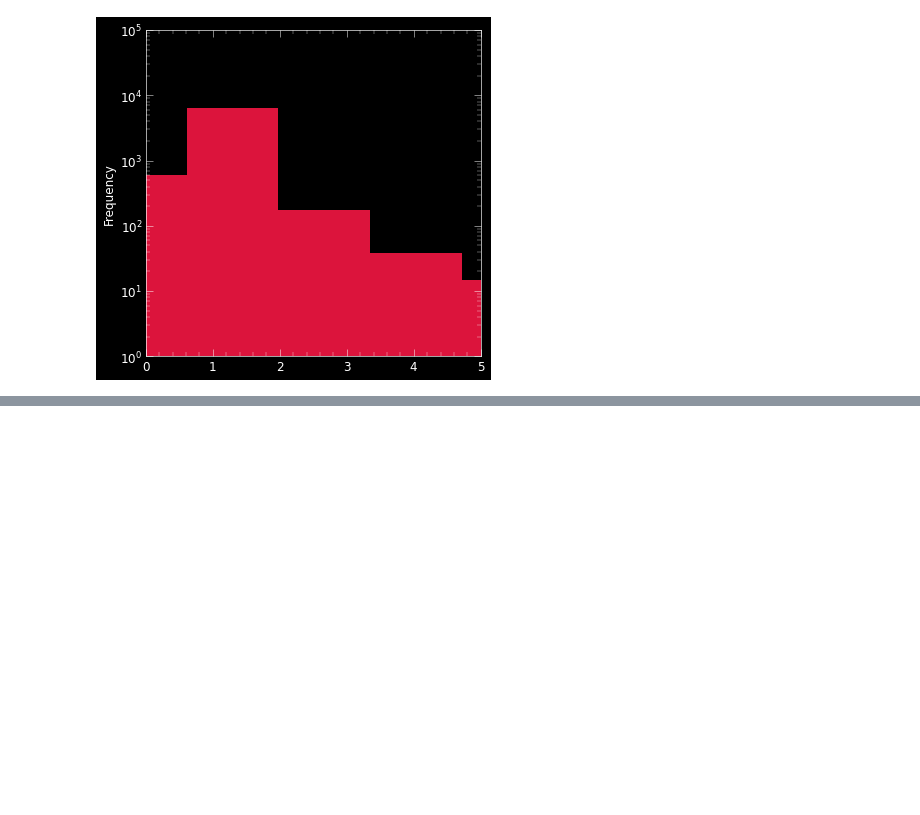
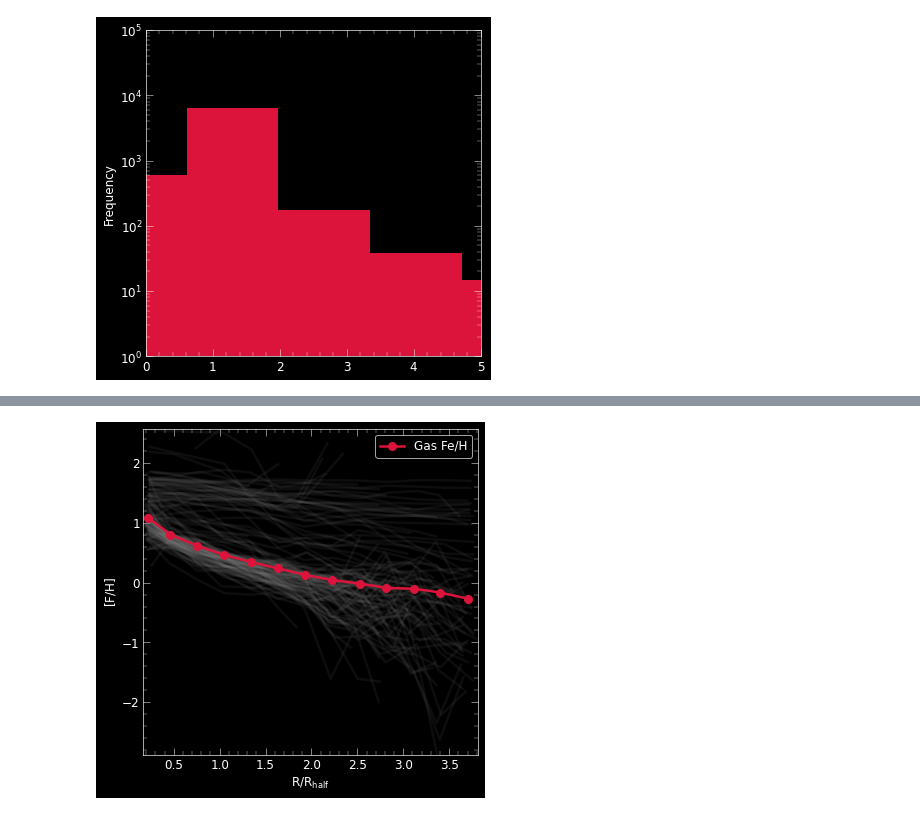
Before and after one commit to ansingh16/hr5_metallicity, a Jupyter notebook: Code/Analysis.ipynb, the cells around one changed output, grey strips where cells are left out. Drawn from its saved outputs; the diff is of its cells as text; code cells hidden in the pictures; blank space fills up the shorter version.

```diff
--- a/Code/Analysis.ipynb
+++ b/Code/Analysis.ipynb
@@ -498,0 +544,86 @@ morpho
+# %%
+import pandas as pd
+import numpy as np
+import matplotlib.pyplot as plt
+
+plt.style.use('../paper_style.mplstyle')
+
+
+
+# Function to pad lists to the same length
+def pad_list(series):
+    max_len = max(len(x) for x in series)
+    return np.array([np.pad(x, (0, max_len - len(x)), 'constant', constant_values=np.nan) for x in series])
+
+# Compute the element-wise median with padding
+def median_list_column(series):
+    padded_array = pad_list(series)
+    return np.nanmedian(padded_array, axis=0)
+
+
+# import the modules
+import HR5_cluster as hr5
+import numpy as np
+import matplotlib.pyplot as plt
+import pandas as pd
+from scipy import stats
+import tqdm
+
+plt.style.use('../paper_style.mplstyle')
+
+
+# get only elliptical galaxies
+
+morpho = pd.read_csv('../Data/morphology.csv')
+
+e_galaxies = morpho[morpho['sersicn']>2.5]
+
+# clusid = 1664541
+snapshot = 296
+
+
+fig,ax = plt.subplots(1,1,figsize=(6,6),sharex=True)
+ax.set_xlabel(r'$\mathrm{R/R_{\mathrm{half}}}$')
+ax.set_ylabel(r'$\mathrm{[F/H]}$')
+
+# store all R_s,Z_s,slope_s,std_e_s in a dataframe
+
+df_feh = pd.DataFrame(columns=['ID','R_s','feh','slope_feh','std_e_feh'])
+
+for galid,clusid in tqdm.tqdm(zip(e_galaxies.ID,e_galaxies.clusID),total=e_galaxies.shape[0]):
+
+    # print(galid in clus.get_galids())
+    clus = hr5.Cluster(snapshot,clusid)
+    gal = clus.get_alldat_gal(galid)
+
+    if gal.gal_mgas>0:
+
+        R_g,feh,slope_feh,std_e_feh = gal.get_feh_slope(r_rhalf_max=4,r_bin_width=0.3)
+    else:
+        R_g,feh,slope_feh,std_e_feh = np.nan,np.nan,np.nan,np.nan
+
+    ax.plot(R_g,feh,color='grey',alpha=0.1)
+
+    df_feh = df_feh.append({'ID':galid,'R_g':R_g,'feh':feh,'slope_feh':slope_feh,'std_e_feh':std_e_feh},ignore_index=True)
+
+
+# Save DataFrame to JSON file
+slope_df_with_gas = df_feh[df_feh['R_g'].notna()]
+median_Rg = median_list_column(slope_df_with_gas['R_g'])
+median_feh = median_list_column(slope_df_with_gas['feh'])
+
+ # print(slope_s,slope_g)
+
+
+ax.plot(median_Rg,median_feh,marker='o',markersize=8,label='Gas Fe/H')
+
+ax.legend()
+
+fig.subplots_adjust(hspace=0)
+
+fig.savefig('../Plots/gradient_feh.pdf',bbox_inches='tight')
+plt.show()
+
+df_feh.to_json('../Data/slope_feh.json', orient='records', lines=True)
+# %% [output]
+[figure, added]
```
Also changed, not shown: parts of 14 cells of this notebook, 5 other files.
